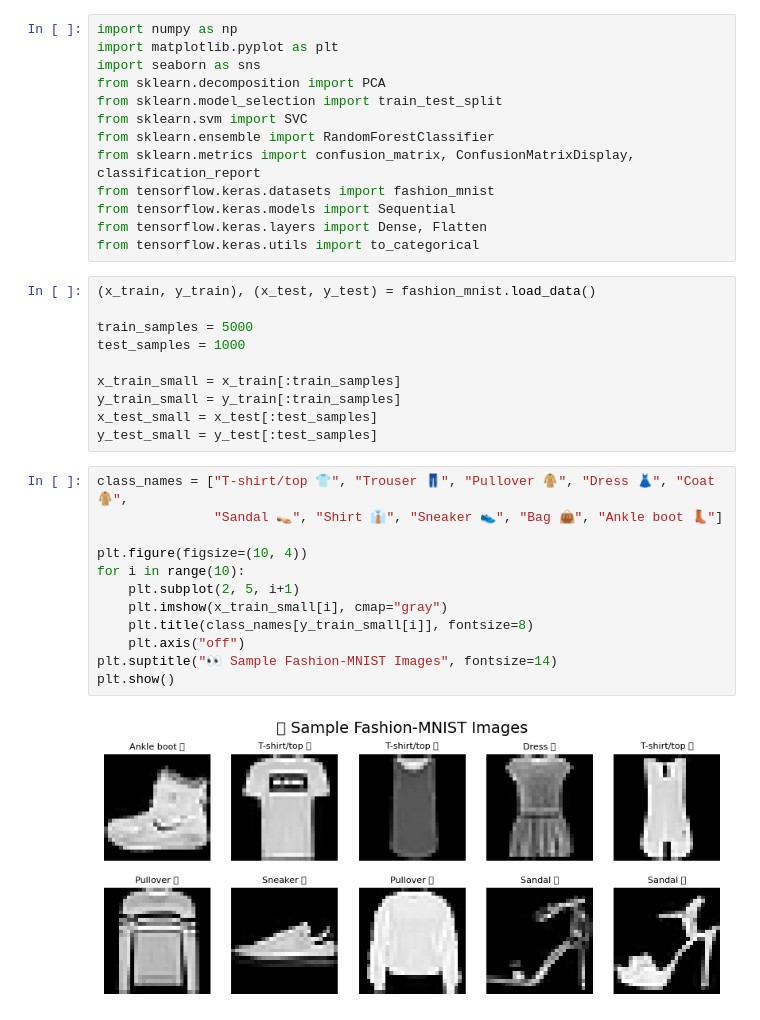
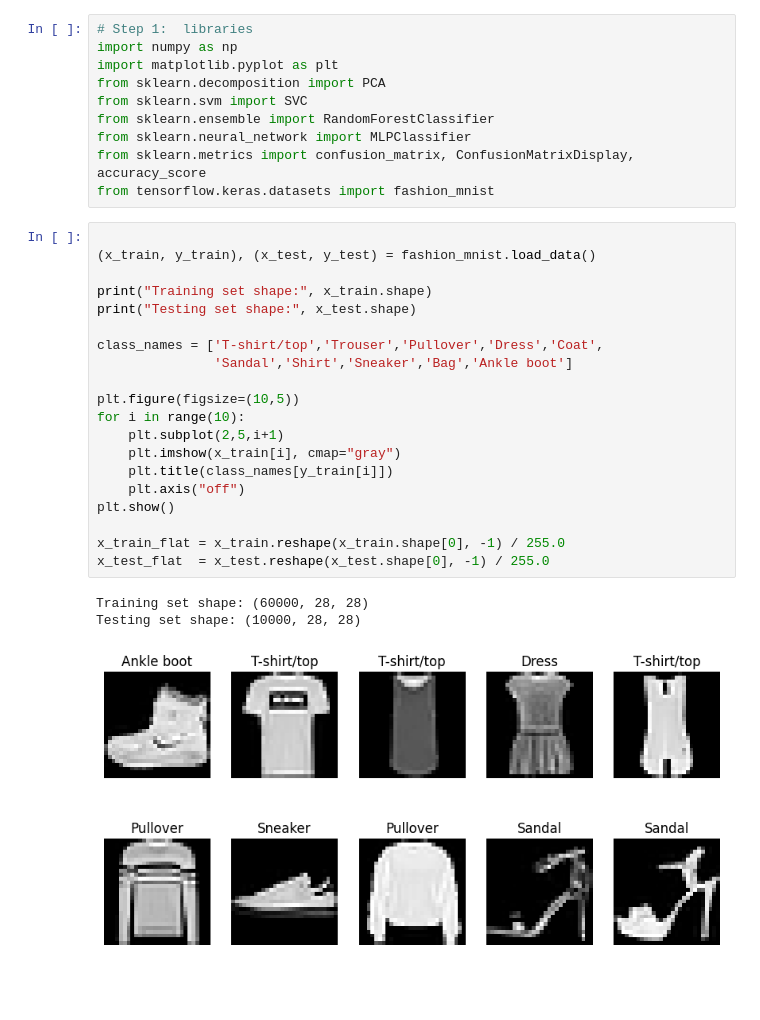
Before and after one commit to chhavi825/DATA-VISUALISATION-AND-INTERPRETATION_CHHAVI-CHAUHAN_500126509, a Jupyter notebook: MNIST/DVI_04.ipynb, the cells around one changed output. Saved outputs shown, nothing was run; the diff lists cells and outputs as text; blank space fills up the shorter version.

Commit message:
Add MNIST dataset folder

```diff
--- a/MNIST/DVI_04.ipynb
+++ b/MNIST/DVI_04.ipynb
@@ -1,37 +1,34 @@
 # %%
+# Step 1:  libraries
 import numpy as np
 import matplotlib.pyplot as plt
-import seaborn as sns
 from sklearn.decomposition import PCA
-from sklearn.model_selection import train_test_split
 from sklearn.svm import SVC
 from sklearn.ensemble import RandomForestClassifier
-from sklearn.metrics import confusion_matrix, ConfusionMatrixDisplay, classification_report
+from sklearn.neural_network import MLPClassifier
+from sklearn.metrics import confusion_matrix, ConfusionMatrixDisplay, accuracy_score
 from tensorflow.keras.datasets import fashion_mnist
-from tensorflow.keras.models import Sequential
-from tensorflow.keras.layers import Dense, Flatten
-from tensorflow.keras.utils import to_categorical
-# %%
-(x_train, y_train), (x_test, y_test) = fashion_mnist.load_data()
-
-train_samples = 5000
-test_samples = 1000
-
-x_train_small = x_train[:train_samples]
-y_train_small = y_train[:train_samples]
-x_test_small = x_test[:test_samples]
-y_test_small = y_test[:test_samples]
 # %%
-class_names = ["T-shirt/top 👕", "Trouser 👖", "Pullover 🧥", "Dress 👗", "Coat 🧥",
-               "Sandal 👡", "Shirt 👔", "Sneaker 👟", "Bag 👜", "Ankle boot 👢"]
 
-plt.figure(figsize=(10, 4))
+(x_train, y_train), (x_test, y_test) = fashion_mnist.load_data()
+
+print("Training set shape:", x_train.shape)
+print("Testing set shape:", x_test.shape)
+
+class_names = ['T-shirt/top','Trouser','Pullover','Dress','Coat',
+               'Sandal','Shirt','Sneaker','Bag','Ankle boot']
+
+plt.figure(figsize=(10,5))
 for i in range(10):
-    plt.subplot(2, 5, i+1)
-    plt.imshow(x_train_small[i], cmap="gray")
-    plt.title(class_names[y_train_small[i]], fontsize=8)
+    plt.subplot(2,5,i+1)
+    plt.imshow(x_train[i], cmap="gray")
+    plt.title(class_names[y_train[i]])
     plt.axis("off")
-plt.suptitle("👀 Sample Fashion-MNIST Images", fontsize=14)
 plt.show()
+
+x_train_flat = x_train.reshape(x_train.shape[0], -1) / 255.0
+x_test_flat  = x_test.reshape(x_test.shape[0], -1) / 255.0
 # %% [output]
+Training set shape: (60000, 28, 28)
+Testing set shape: (10000, 28, 28)
-[figure, old version]
+[figure, new version]
```
Also changed, not shown: parts of 9 cells of this notebook, 2 other files.
